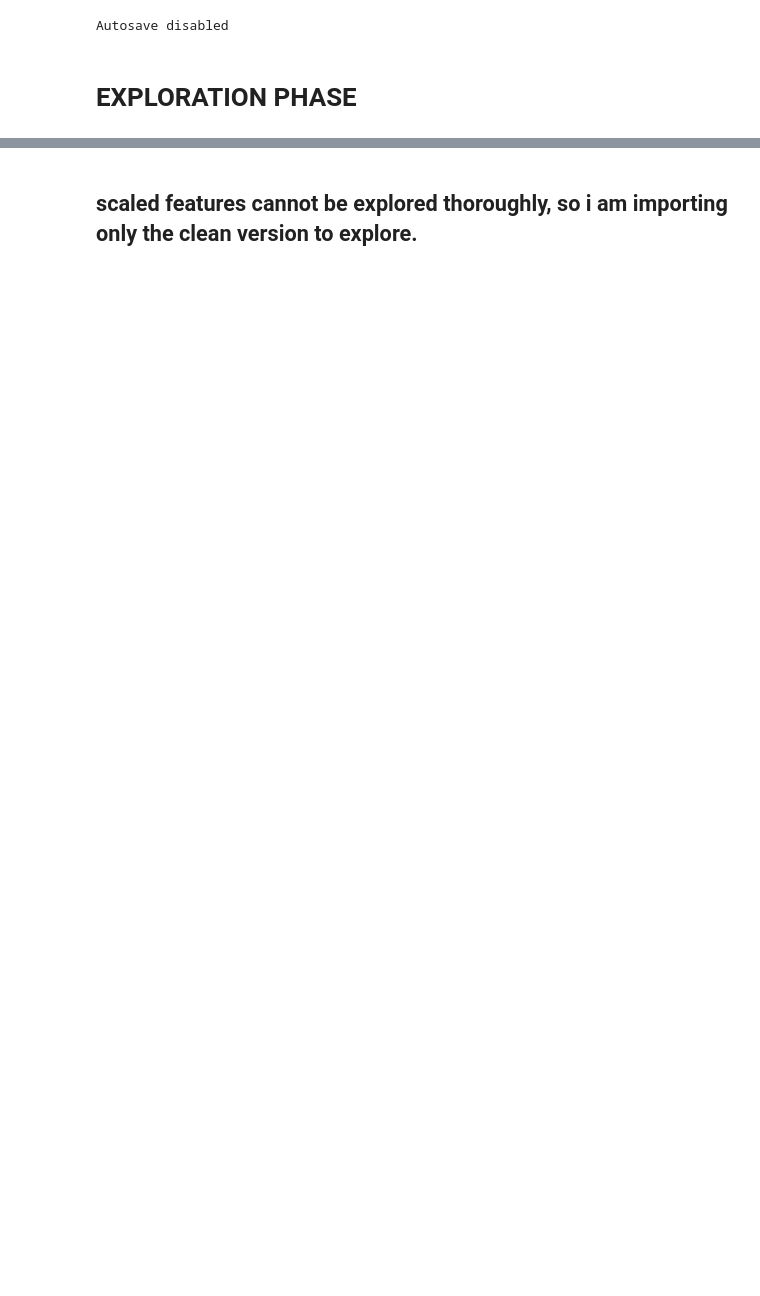
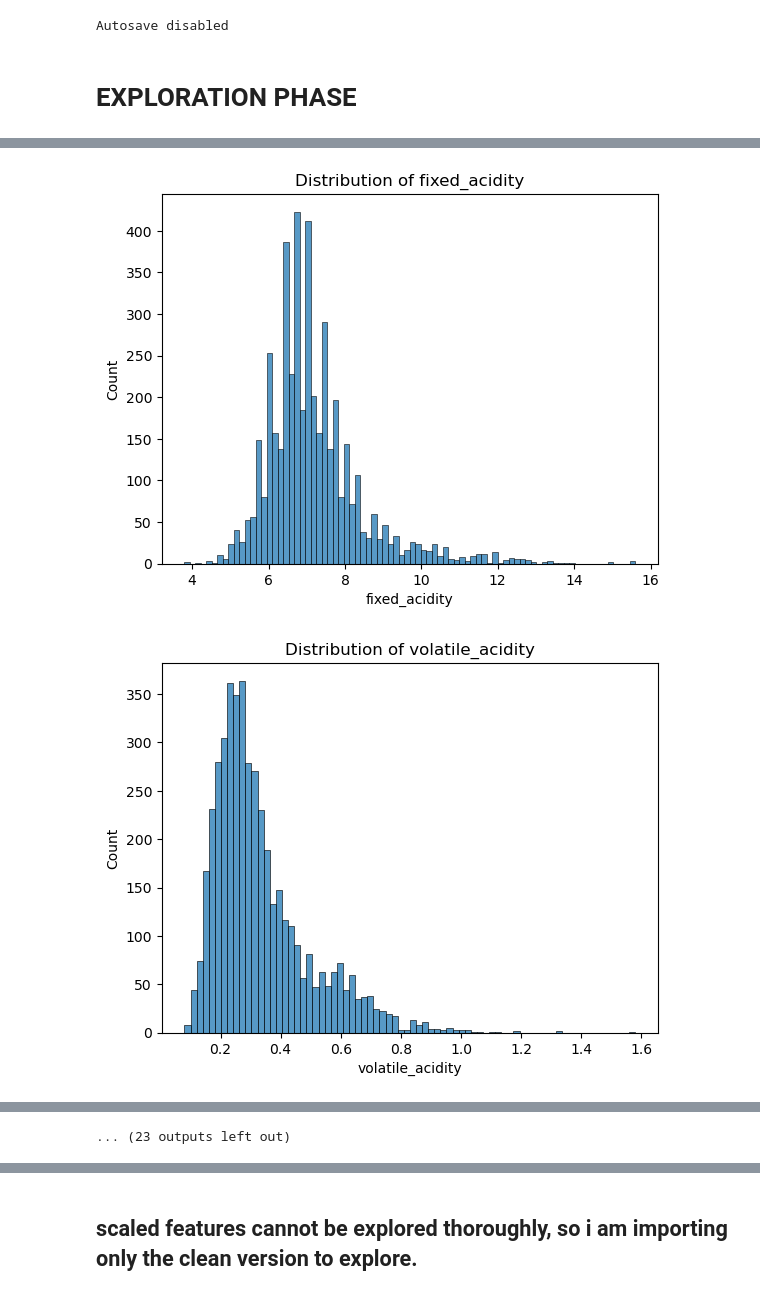
Before and after one commit to Marc-Aradillas/Wine_Project, a Jupyter notebook: explore_marc.ipynb, the cells around one changed output, grey strips where cells are left out. Drawn from its saved outputs; the diff is of its cells as text; code cells hidden in the pictures; blank space fills up the shorter version.

```diff
--- a/explore_marc.ipynb
+++ b/explore_marc.ipynb
@@ -15,5 +15,5 @@ from scipy import stats
 # custom module
 import wrangle as w
 # %%
-df = w.wrangle_wine()
+train, val, test = w.wrangle_wine()
 # %%
@@ -23,7 +40,10 @@ AttributeError: 'tuple' object has no attribute 'T'
 # %%
 # data distribution
-for col in df.columns[df.dtypes == 'float64']:
+for col in train.columns[train.dtypes == 'float64']:
     plt.figure()
     plt.title(f'Distribution of {col}')
-    sns.histplot(data=df, x=col)
+    sns.histplot(data=train, x=col)
     plt.show()
+# %% [output]
+[figure, added]
+[figure, added]
@@ -30 +60,2 @@ for col in df.columns[df.dtypes == 'float64']:
+... (23 outputs left out)
 # %%
```
Also changed, not shown: parts of 17 cells of this notebook, 2 other files.
